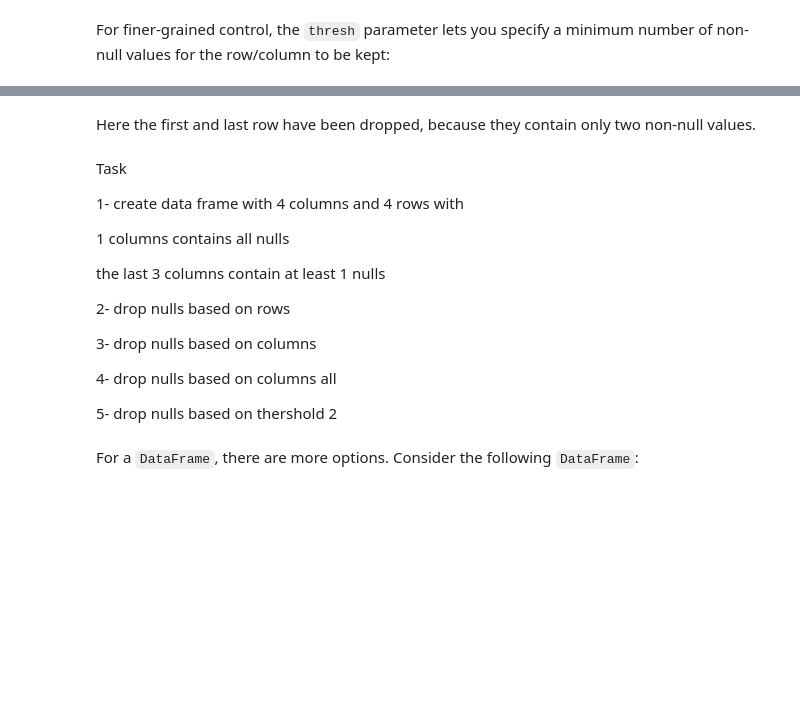
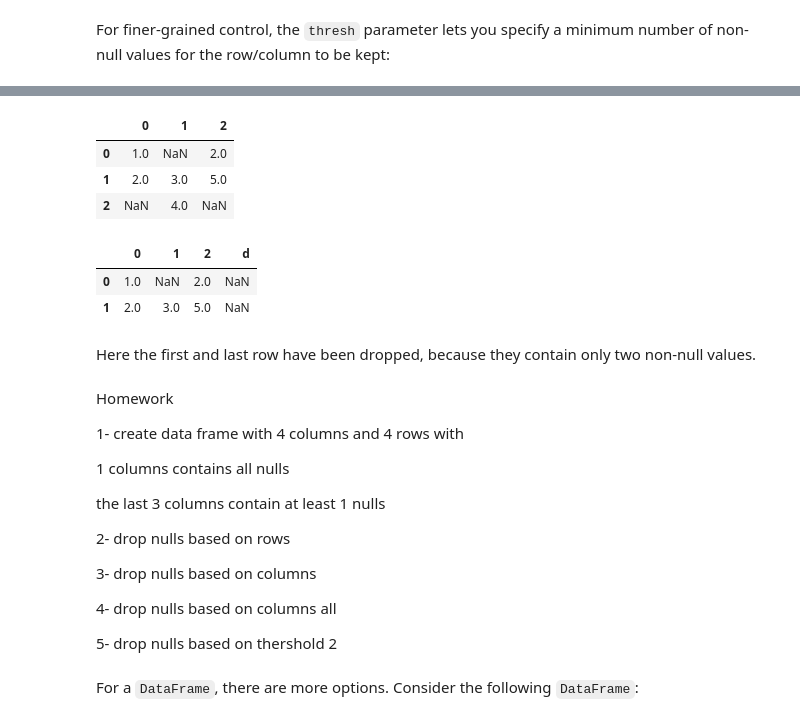
Before and after one commit to Mahmoud-Khorshed-DS-AI/Ai-Group-108, a Jupyter notebook: Session 8/lab_8_Pandas.ipynb, the cells around one changed output, grey strips where cells are left out. Drawn from its saved outputs; the diff is of its cells as text; code cells hidden in the pictures; blank space fills up the shorter version.

```diff
--- a/Session 8/lab_8_Pandas.ipynb
+++ b/Session 8/lab_8_Pandas.ipynb
@@ -658,9 +668,22 @@ df
 # %%
-df.dropna(axis='columns', thresh=2) # thresh  minimum of real numbers
+df.dropna(axis='columns',
+           thresh=2 ) # thresh  minimum of real numbers = 2
+# %% [output]
+|  | 0 | 1 | 2 |
+| 0 | 1.0 | NaN | 2.0 |
+| 1 | 2.0 | 3.0 | 5.0 |
+| 2 | NaN | 4.0 | NaN |
+# %%
+df.dropna(axis='rows',
+           thresh=2 ) # thresh  minimum of real numbers = 2
+# %% [output]
+|  | 0 | 1 | 2 | d |
+| 0 | 1.0 | NaN | 2.0 | NaN |
+| 1 | 2.0 | 3.0 | 5.0 | NaN |
 # %% [markdown]
 Here the first and last row have been dropped, because they contain only two non-null values.
 # %% [markdown]
-Task
+Homework
 
 
 1- create data frame with 4 columns and 4 rows with
```
Also changed, not shown: parts of 2 cells of this notebook.
